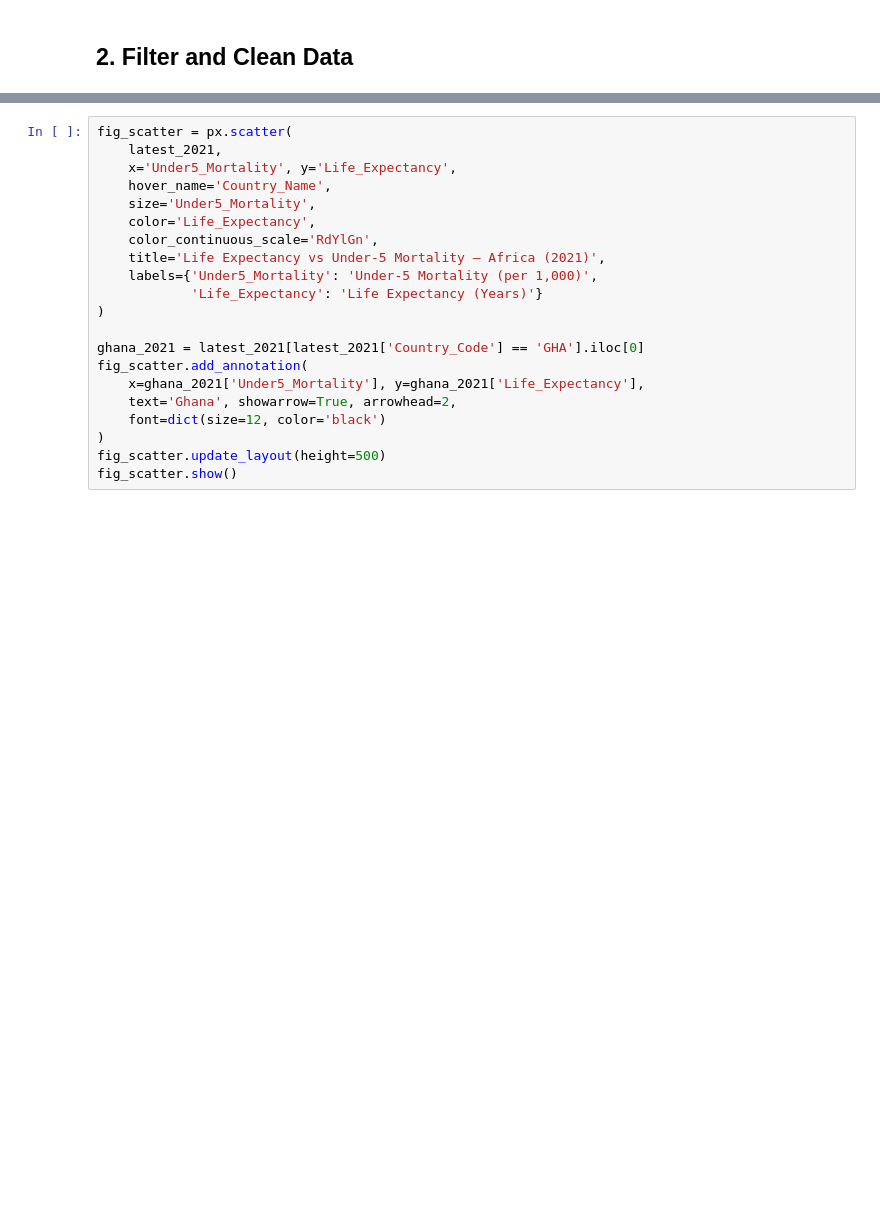
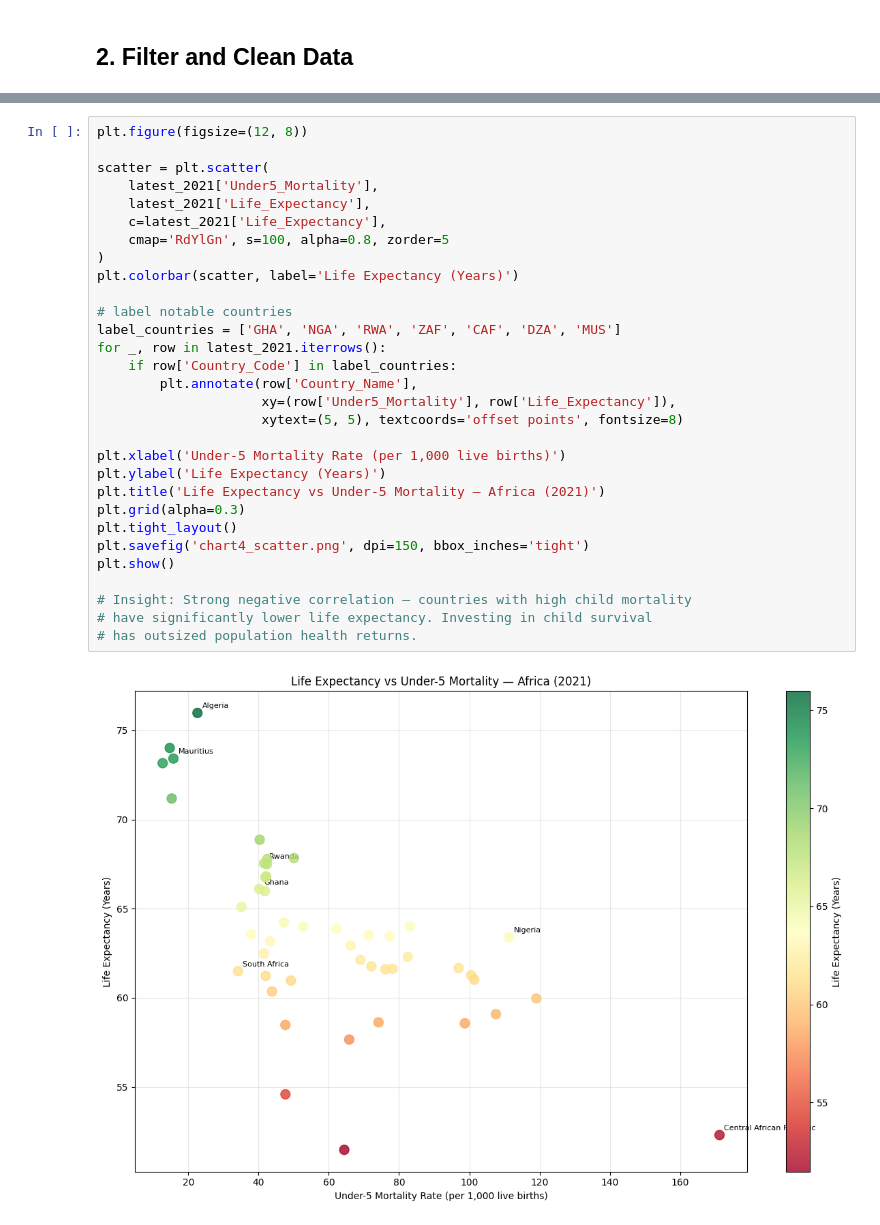
Before and after one commit to akbempah1/africa-disease-burden-analysis, a Jupyter notebook: africa_disease_burden.ipynb, the cells around one changed output, grey strips where cells are left out. Saved outputs shown, nothing was run; the diff lists cells and outputs as text; blank space fills up the shorter version.

```diff
--- a/africa_disease_burden.ipynb
+++ b/africa_disease_burden.ipynb
@@ -191,22 +247,33 @@ Ghana Summary (2017-2021):
-# %%
-fig_scatter = px.scatter(
-    latest_2021,
-    x='Under5_Mortality', y='Life_Expectancy',
-    hover_name='Country_Name',
-    size='Under5_Mortality',
-    color='Life_Expectancy',
-    color_continuous_scale='RdYlGn',
-    title='Life Expectancy vs Under-5 Mortality — Africa (2021)',
-    labels={'Under5_Mortality': 'Under-5 Mortality (per 1,000)',
-            'Life_Expectancy': 'Life Expectancy (Years)'}
-)
-
-ghana_2021 = latest_2021[latest_2021['Country_Code'] == 'GHA'].iloc[0]
-fig_scatter.add_annotation(
-    x=ghana_2021['Under5_Mortality'], y=ghana_2021['Life_Expectancy'],
-    text='Ghana', showarrow=True, arrowhead=2,
-    font=dict(size=12, color='black')
-)
-fig_scatter.update_layout(height=500)
-fig_scatter.show()
+# %%
+plt.figure(figsize=(12, 8))
+
+scatter = plt.scatter(
+    latest_2021['Under5_Mortality'],
+    latest_2021['Life_Expectancy'],
+    c=latest_2021['Life_Expectancy'],
+    cmap='RdYlGn', s=100, alpha=0.8, zorder=5
+)
+plt.colorbar(scatter, label='Life Expectancy (Years)')
+
+# label notable countries
+label_countries = ['GHA', 'NGA', 'RWA', 'ZAF', 'CAF', 'DZA', 'MUS']
+for _, row in latest_2021.iterrows():
+    if row['Country_Code'] in label_countries:
+        plt.annotate(row['Country_Name'],
+                     xy=(row['Under5_Mortality'], row['Life_Expectancy']),
+                     xytext=(5, 5), textcoords='offset points', fontsize=8)
+
+plt.xlabel('Under-5 Mortality Rate (per 1,000 live births)')
+plt.ylabel('Life Expectancy (Years)')
+plt.title('Life Expectancy vs Under-5 Mortality — Africa (2021)')
+plt.grid(alpha=0.3)
+plt.tight_layout()
+plt.savefig('chart4_scatter.png', dpi=150, bbox_inches='tight')
+plt.show()
+
+# Insight: Strong negative correlation — countries with high child mortality
+# have significantly lower life expectancy. Investing in child survival
+# has outsized population health returns.
+# %% [output]
+[figure, added]
 # %% [markdown]
```
Also changed, not shown: parts of 19 cells of this notebook.
